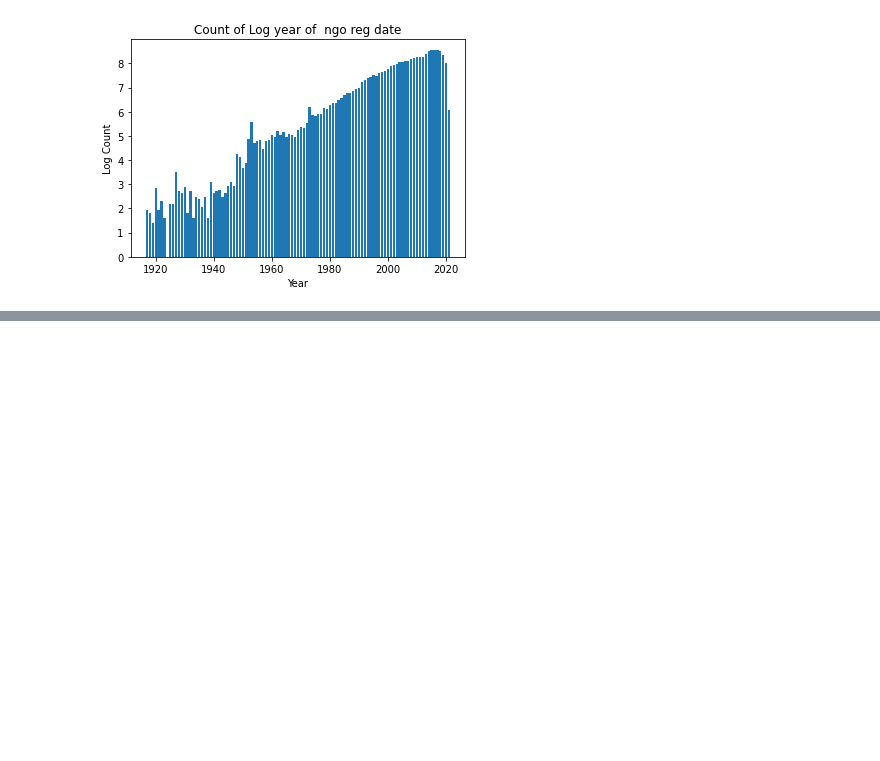
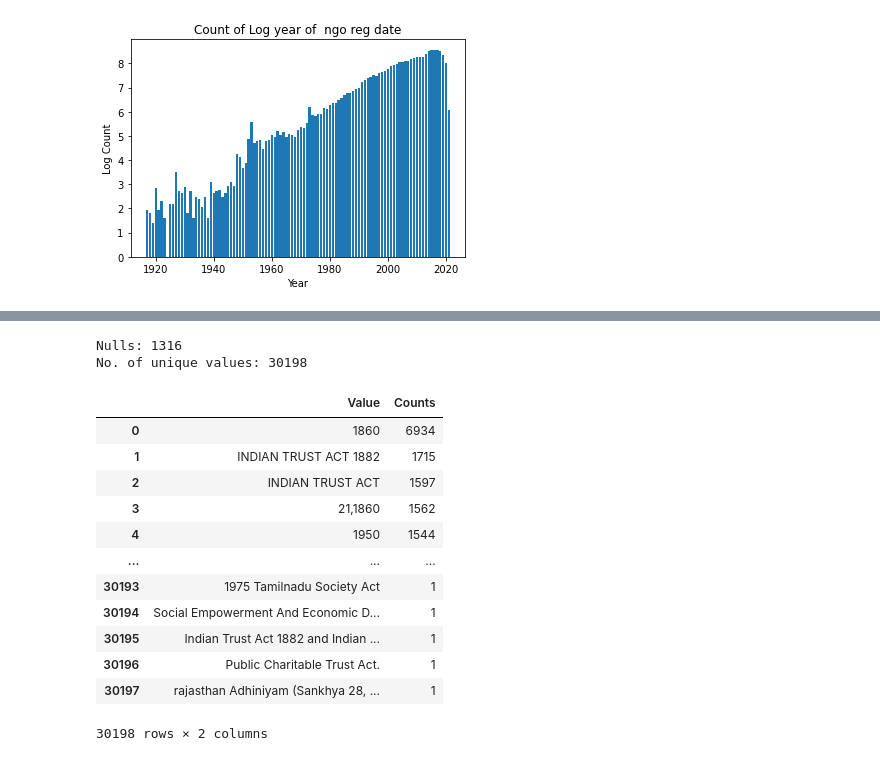
Before and after one commit to shayan-khoygani/Codebook, a Jupyter notebook: 42621 Final_Data_ngodarpan.gov.in/42621 Final_Data_ngodarpan.gov.in.ipynb, the cells around one changed output, grey strips where cells are left out. Saved outputs shown, nothing was run; the diff lists cells and outputs as text; code cells hidden in the pictures; blank space fills up the shorter version.

```diff
--- a/42621 Final_Data_ngodarpan.gov.in/42621 Final_Data_ngodarpan.gov.in.ipynb
+++ b/42621 Final_Data_ngodarpan.gov.in/42621 Final_Data_ngodarpan.gov.in.ipynb
@@ -1268,0 +1299,3 @@ plt.show()
+# %%
+column = dataset["nr actName"]
+column
@@ -1268,0 +1315,27 @@ plt.show()
+# %%
+# Nulls
+print("Nulls:", sum(column.isnull()))
+column = column.dropna()
+
+# Unique values
+print("No. of unique values:", len(column.unique()))
+
+# Value counts
+counts = column.value_counts().rename_axis('Value').reset_index(name='Counts')
+counts
+# %% [output]
+Nulls: 1316
+No. of unique values: 30198
+|  | Value | Counts |
+| 0 | 1860 | 6934 |
+| 1 | INDIAN TRUST ACT 1882 | 1715 |
+| 2 | INDIAN TRUST ACT | 1597 |
+| 3 | 21,1860 | 1562 |
+| 4 | 1950 | 1544 |
+| ... | ... | ... |
+| 30193 | 1975 Tamilnadu Society Act | 1 |
+| 30194 | Social Empowerment And Economic D... | 1 |
+| 30195 | Indian Trust Act 1882 and Indian ... | 1 |
+| 30196 | Public Charitable Trust Act. | 1 |
+| 30197 | rajasthan Adhiniyam (Sankhya 28, ... | 1 |
+30198 rows × 2 columns
```
Also changed, not shown: parts of 9 cells of this notebook.
